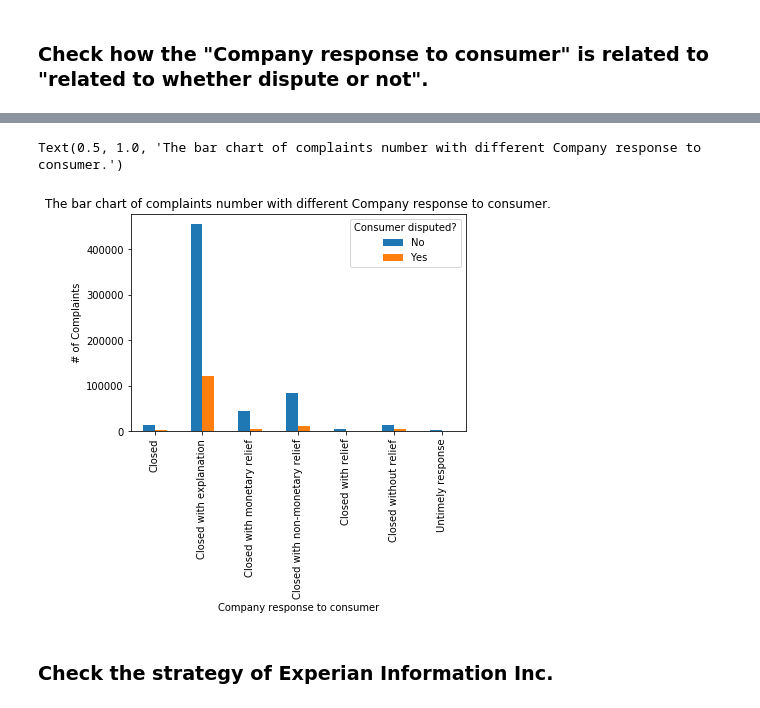
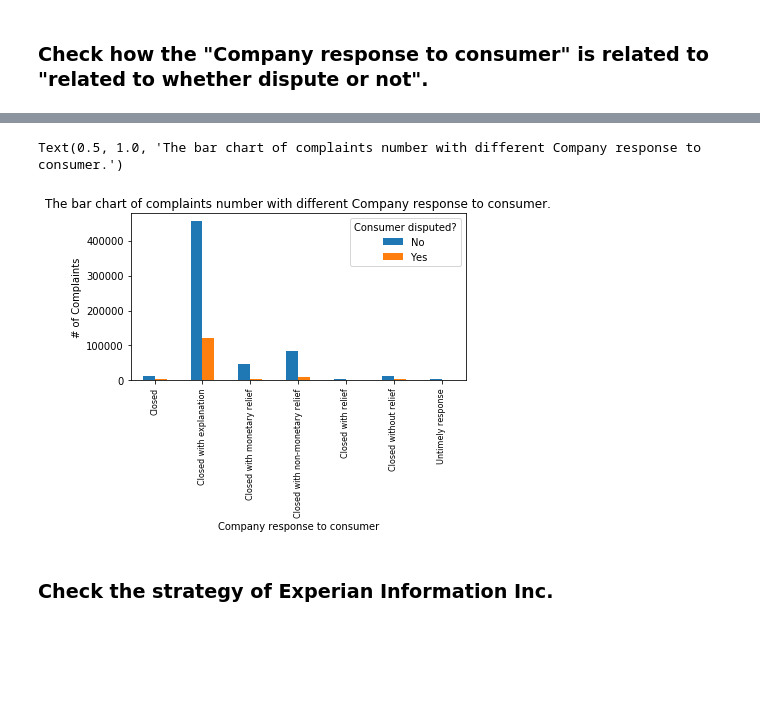
Before and after one commit to haolin-ds/ComplaintsAnalysis, a Jupyter notebook: complaints_EDA.ipynb, the cells around one changed output, grey strips where cells are left out. Cells and saved outputs as stored; diff of their text form; code cells hidden in the pictures; blank space fills up the shorter version.

```diff
--- a/complaints_EDA.ipynb
+++ b/complaints_EDA.ipynb
@@ -258,12 +281,14 @@ complaints.groupby(["Company response to consumer", "Consumer disputed?"]).count
 # %%
 response_to_disputed = complaints.groupby(["Company response to consumer", "Consumer disputed?"]).count()["Complaint ID"].unstack()
 #repsonse_to_disputed = response_to_disputed.sort_values(by=["No"], ascending=False)
 response_to_disputed.plot.bar()
 plt.ylabel("# of Complaints")
+plt.xticks(fontsize=8)
+plt.gcf().subplots_adjust(bottom=0.3)
 plt.title("The bar chart of complaints number with different Company response to consumer.")
 # %% [output]
 Text(0.5, 1.0, 'The bar chart of complaints number with different Company response to consumer.')
-[figure, old version]
+[figure, new version]
 # %% [markdown]
 ### Check the strategy of Experian Information Inc.
 # %%
```
Also changed, not shown: parts of 5 cells of this notebook, 7 other files.
